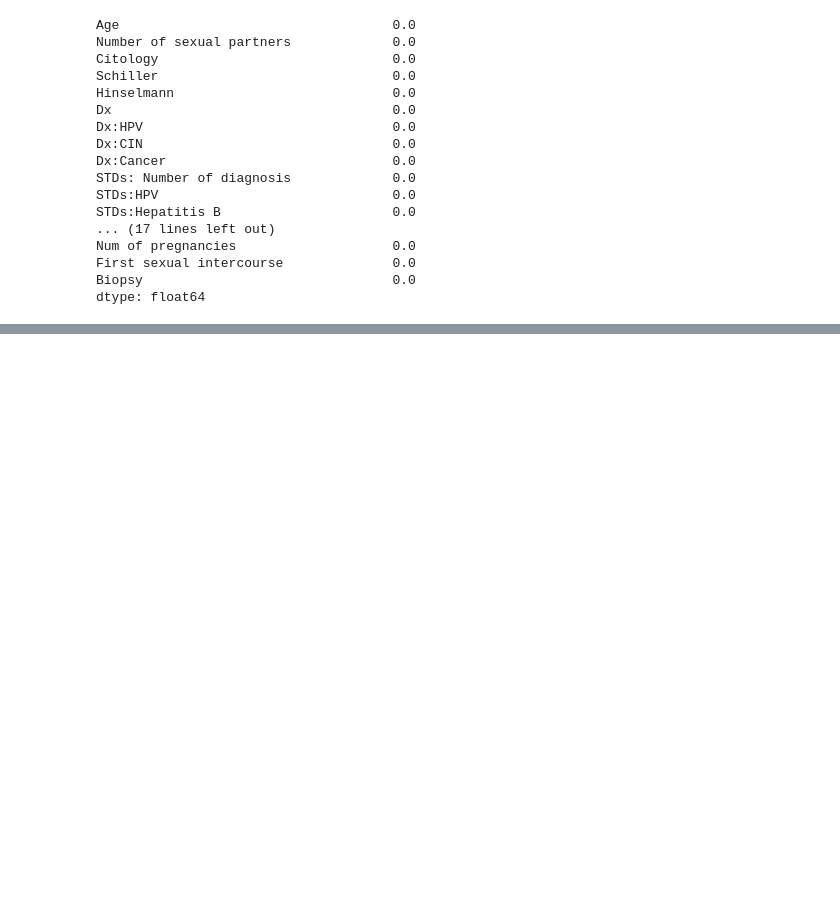
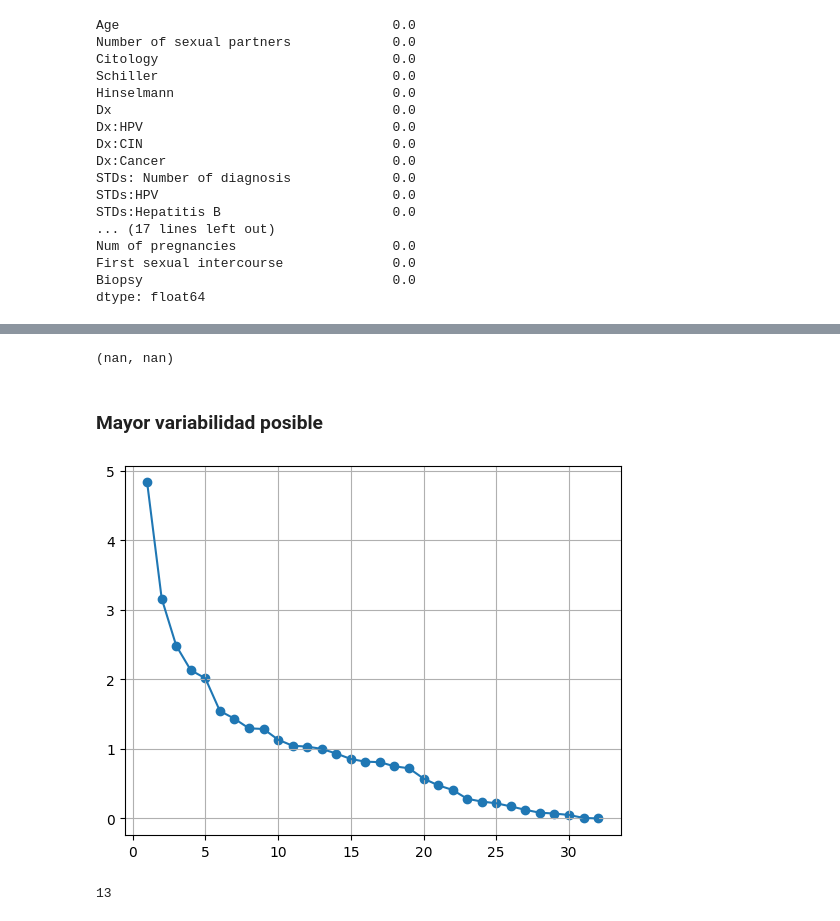
Before and after one commit to Estef072/Lab1-DC, a Jupyter notebook: Analisis.ipynb, the cells around one changed output, grey strips where cells are left out. Drawn from its saved outputs; the diff is of its cells as text; code cells hidden in the pictures; blank space fills up the shorter version.

```diff
--- a/Analisis.ipynb
+++ b/Analisis.ipynb
@@ -118,0 +136,23 @@ dtype: float64
+# %%
+from factor_analyzer.factor_analyzer import calculate_bartlett_sphericity
+from factor_analyzer import FactorAnalyzer
+
+chi_square_value, p_value = calculate_bartlett_sphericity(data)
+chi_square_value, p_value
+# %% [output]
+(nan, nan)
+# %% [markdown]
+### Mayor variabilidad posible
+# %%
+fa = FactorAnalyzer(rotation=None)
+
+fa.fit(data)
+eigen_values, _ = fa.get_eigenvalues()
+
+plt.scatter(range(1, data.shape[1] + 1), eigen_values)
+plt.plot(range(1, data.shape[1] + 1), eigen_values)
+plt.grid()
+plt.show()
+# %% [output]
+[figure, added]
+13
```
Also changed, not shown: parts of 5 cells of this notebook.
